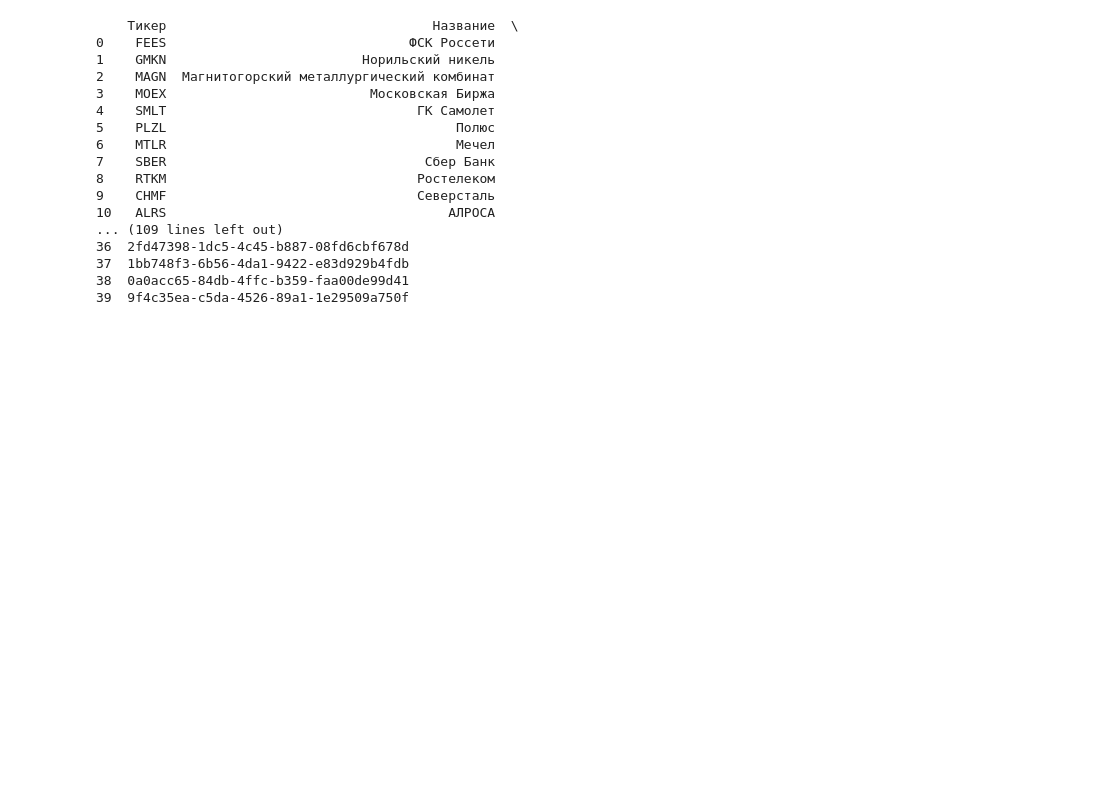
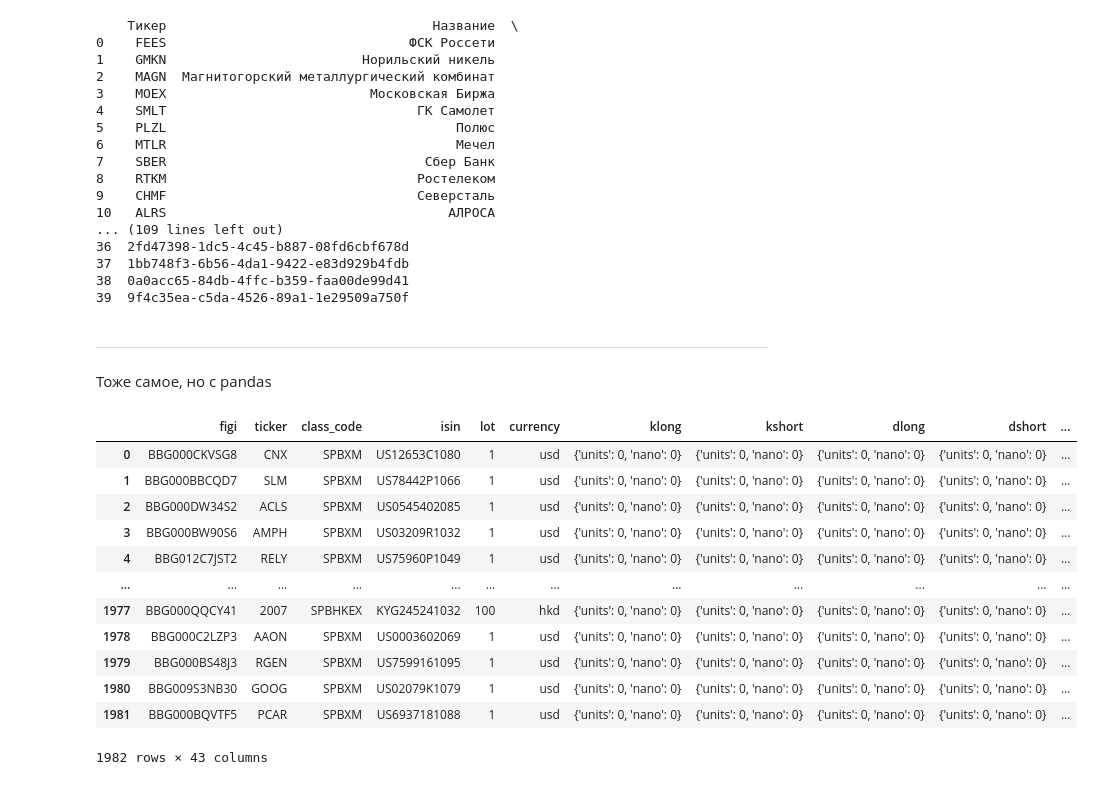
Before and after one commit to UncleVasyafromIzhevsk/TinvestOptions, a Jupyter notebook: educational_db.ipynb, the cells around one changed output. Cells and saved outputs as stored; diff of their text form; code cells hidden in the pictures; blank space fills up the shorter version.

```diff
--- a/educational_db.ipynb
+++ b/educational_db.ipynb
@@ -179,3 +161,22 @@ print(df)
 37  1bb748f3-6b56-4da1-9422-e83d929b4fdb
 38  0a0acc65-84db-4ffc-b359-faa00de99d41
 39  9f4c35ea-c5da-4526-89a1-1e29509a750f
+# %% [markdown]
+----
+Тоже самое, но с pandas
+# %%
+pd.DataFrame(all_shares)
+# %% [output]
+|  | figi | ticker | class_code | isin | lot | currency | klong | kshort | dlong | dshort | ... |
+| 0 | BBG000CKVSG8 | CNX | SPBXM | US12653C1080 | 1 | usd | {'units': 0, 'nano': 0} | {'units': 0, 'nano': 0} | {'units': 0, 'nano': 0} | {'units': 0, 'nano': 0} | ... |
+| 1 | BBG000BBCQD7 | SLM | SPBXM | US78442P1066 | 1 | usd | {'units': 0, 'nano': 0} | {'units': 0, 'nano': 0} | {'units': 0, 'nano': 0} | {'units': 0, 'nano': 0} | ... |
+| 2 | BBG000DW34S2 | ACLS | SPBXM | US0545402085 | 1 | usd | {'units': 0, 'nano': 0} | {'units': 0, 'nano': 0} | {'units': 0, 'nano': 0} | {'units': 0, 'nano': 0} | ... |
+| 3 | BBG000BW90S6 | AMPH | SPBXM | US03209R1032 | 1 | usd | {'units': 0, 'nano': 0} | {'units': 0, 'nano': 0} | {'units': 0, 'nano': 0} | {'units': 0, 'nano': 0} | ... |
+| 4 | BBG012C7JST2 | RELY | SPBXM | US75960P1049 | 1 | usd | {'units': 0, 'nano': 0} | {'units': 0, 'nano': 0} | {'units': 0, 'nano': 0} | {'units': 0, 'nano': 0} | ... |
+| ... | ... | ... | ... | ... | ... | ... | ... | ... | ... | ... | ... |
+| 1977 | BBG000QQCY41 | 2007 | SPBHKEX | KYG245241032 | 100 | hkd | {'units': 0, 'nano': 0} | {'units': 0, 'nano': 0} | {'units': 0, 'nano': 0} | {'units': 0, 'nano': 0} | ... |
+| 1978 | BBG000C2LZP3 | AAON | SPBXM | US0003602069 | 1 | usd | {'units': 0, 'nano': 0} | {'units': 0, 'nano': 0} | {'units': 0, 'nano': 0} | {'units': 0, 'nano': 0} | ... |
+| 1979 | BBG000BS48J3 | RGEN | SPBXM | US7599161095 | 1 | usd | {'units': 0, 'nano': 0} | {'units': 0, 'nano': 0} | {'units': 0, 'nano': 0} | {'units': 0, 'nano': 0} | ... |
+| 1980 | BBG009S3NB30 | GOOG | SPBXM | US02079K1079 | 1 | usd | {'units': 0, 'nano': 0} | {'units': 0, 'nano': 0} | {'units': 0, 'nano': 0} | {'units': 0, 'nano': 0} | ... |
+| 1981 | BBG000BQVTF5 | PCAR | SPBXM | US6937181088 | 1 | usd | {'units': 0, 'nano': 0} | {'units': 0, 'nano': 0} | {'units': 0, 'nano': 0} | {'units': 0, 'nano': 0} | ... |
+1982 rows × 43 columns
```
Also changed, not shown: parts of 17 cells of this notebook, 1 other file.
